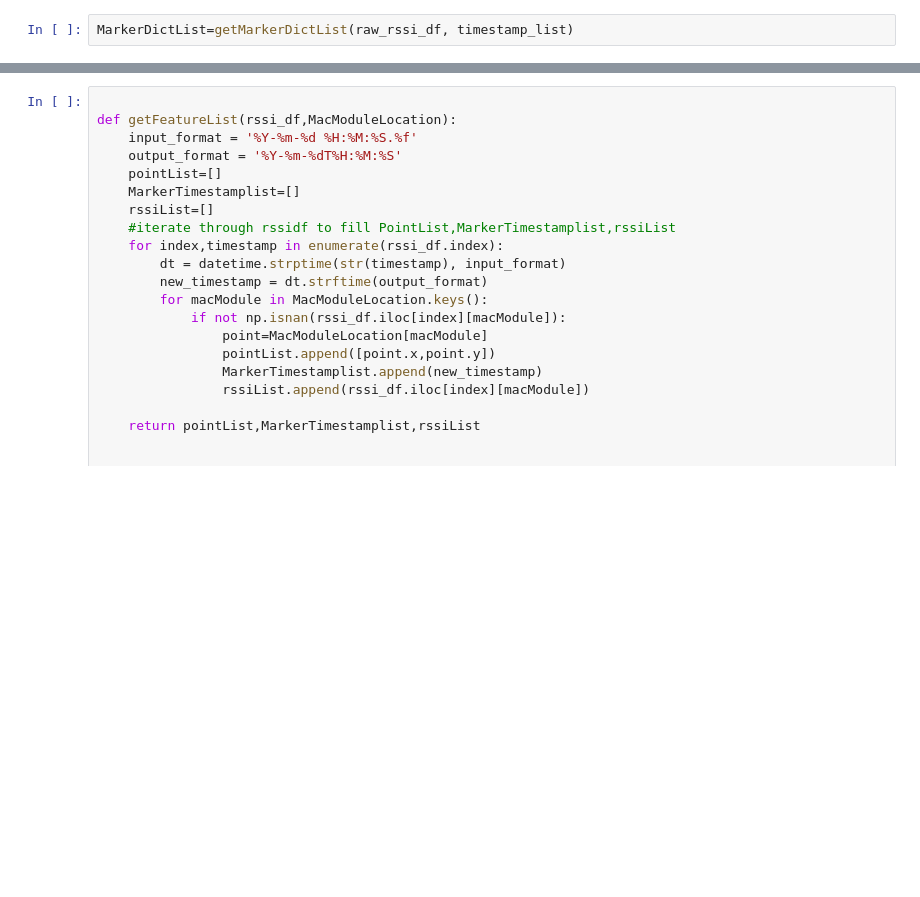
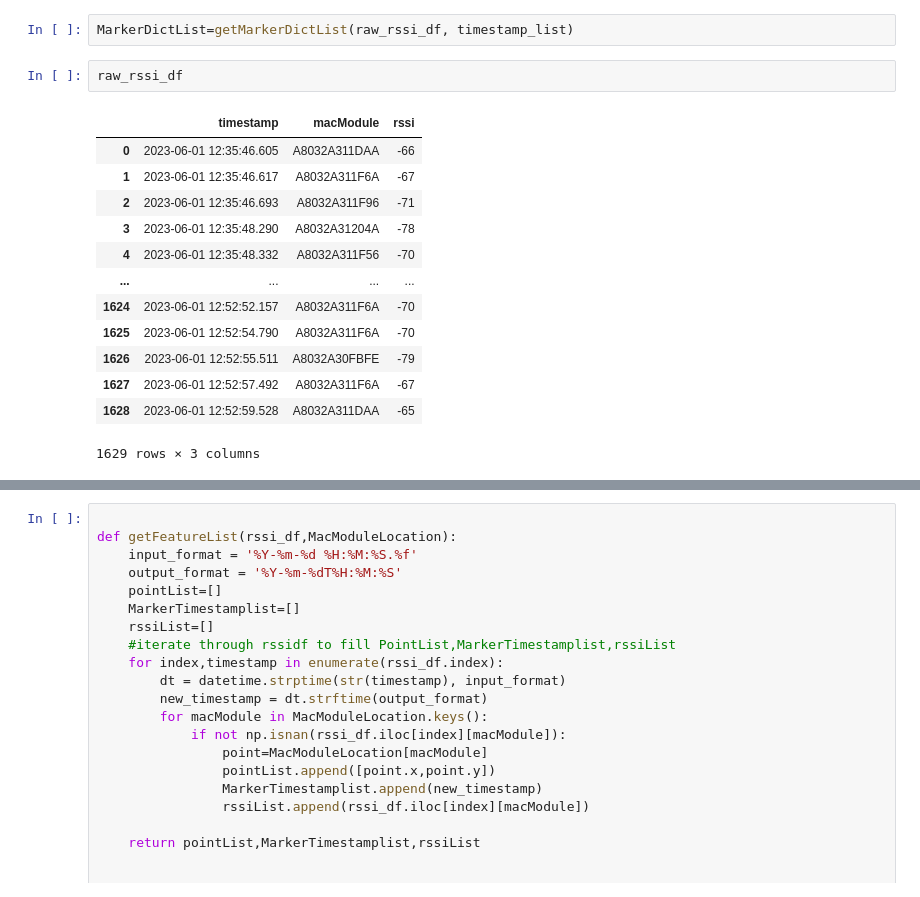
Before and after one commit to gatienc/Cartobat, a Jupyter notebook: WC_localization.ipynb, the cells around one changed output, grey strips where cells are left out. Saved outputs shown, nothing was run; the diff lists cells and outputs as text; blank space fills up the shorter version.

```diff
--- a/WC_localization.ipynb
+++ b/WC_localization.ipynb
@@ -92,6 +110,22 @@ timestamp | RSSI for macModule x | RSSI for macModule y | RSSI for macModule z
 2023-06-01 12:35:54.605000 | -50 | -73 | None
 # %%
 MarkerDictList=getMarkerDictList(raw_rssi_df, timestamp_list)
+# %%
+raw_rssi_df
+# %% [output]
+|  | timestamp | macModule | rssi |
+| 0 | 2023-06-01 12:35:46.605 | A8032A311DAA | -66 |
+| 1 | 2023-06-01 12:35:46.617 | A8032A311F6A | -67 |
+| 2 | 2023-06-01 12:35:46.693 | A8032A311F96 | -71 |
+| 3 | 2023-06-01 12:35:48.290 | A8032A31204A | -78 |
+| 4 | 2023-06-01 12:35:48.332 | A8032A311F56 | -70 |
+| ... | ... | ... | ... |
+| 1624 | 2023-06-01 12:52:52.157 | A8032A311F6A | -70 |
+| 1625 | 2023-06-01 12:52:54.790 | A8032A311F6A | -70 |
+| 1626 | 2023-06-01 12:52:55.511 | A8032A30FBFE | -79 |
+| 1627 | 2023-06-01 12:52:57.492 | A8032A311F6A | -67 |
+| 1628 | 2023-06-01 12:52:59.528 | A8032A311DAA | -65 |
+1629 rows × 3 columns
 # %%
 #create the dataframe with the timestamp
 rssi_df = pd.DataFrame({'timestamp': pd.to_datetime(timestamp_list)})
```
Also changed, not shown: parts of 2 cells of this notebook, 2 other files.
